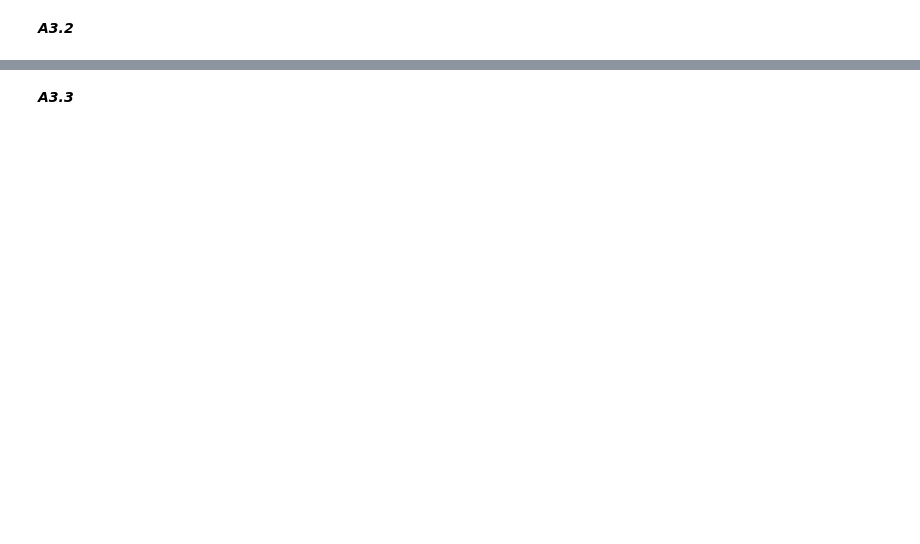
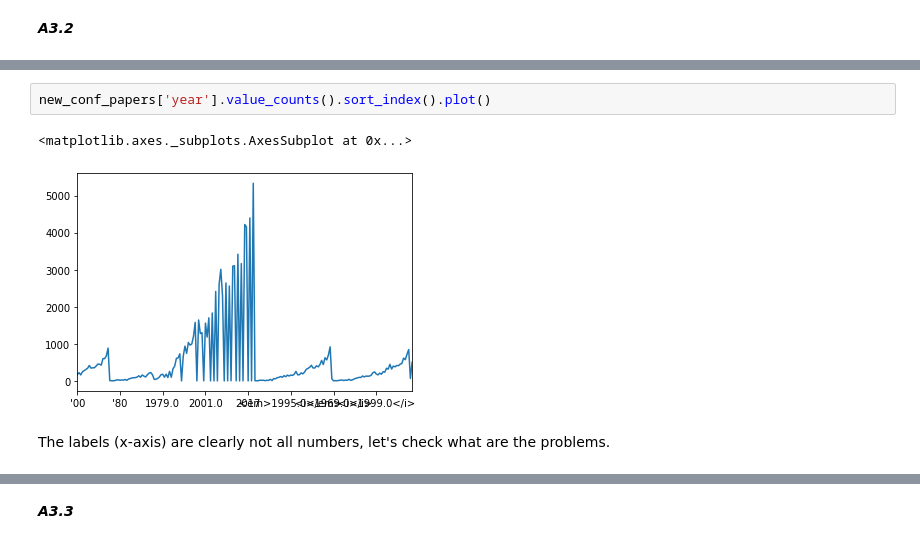
Before and after one commit to dinotuku/2019, a Jupyter notebook: Homework/01 - Pandas and Data Wrangling/hw1.ipynb, the cells around one changed output, grey strips where cells are left out. Drawn from its saved outputs; the diff is of its cells as text; blank space fills up the shorter version.

```diff
--- a/Homework/01 - Pandas and Data Wrangling/hw1.ipynb
+++ b/Homework/01 - Pandas and Data Wrangling/hw1.ipynb
@@ -114,0 +290,7 @@ _Note: In order to avoid re-running the cleaning part of the notebook every time
+# %%
+new_conf_papers['year'].value_counts().sort_index().plot()
+# %% [output]
+<matplotlib.axes._subplots.AxesSubplot at 0x...>
+[figure, added]
+# %% [markdown]
+The labels (x-axis) are clearly not all numbers, let's check what are the problems.
```
Also changed, not shown: parts of 111 cells of this notebook.
